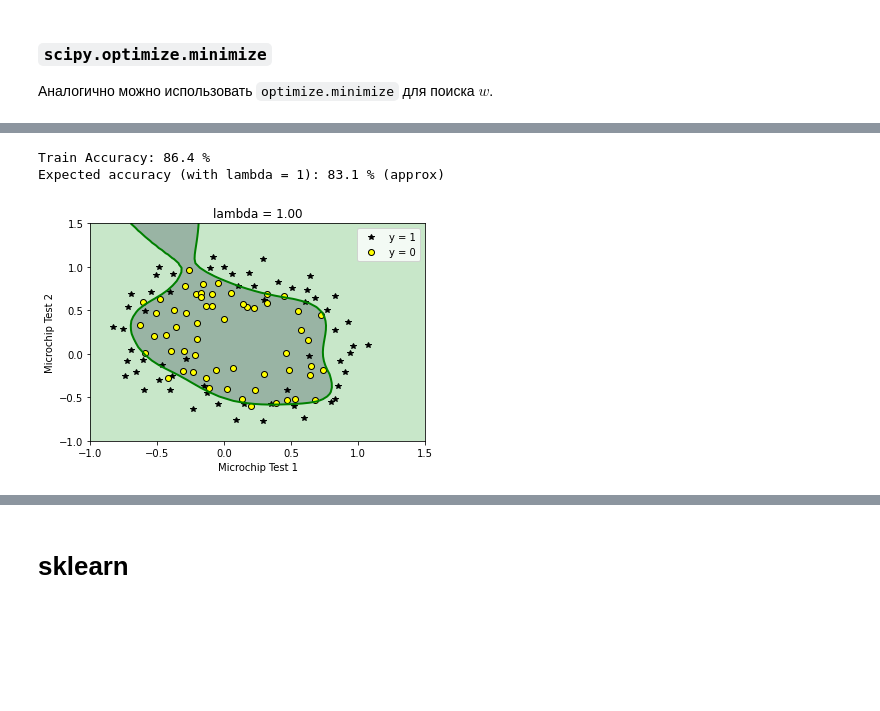
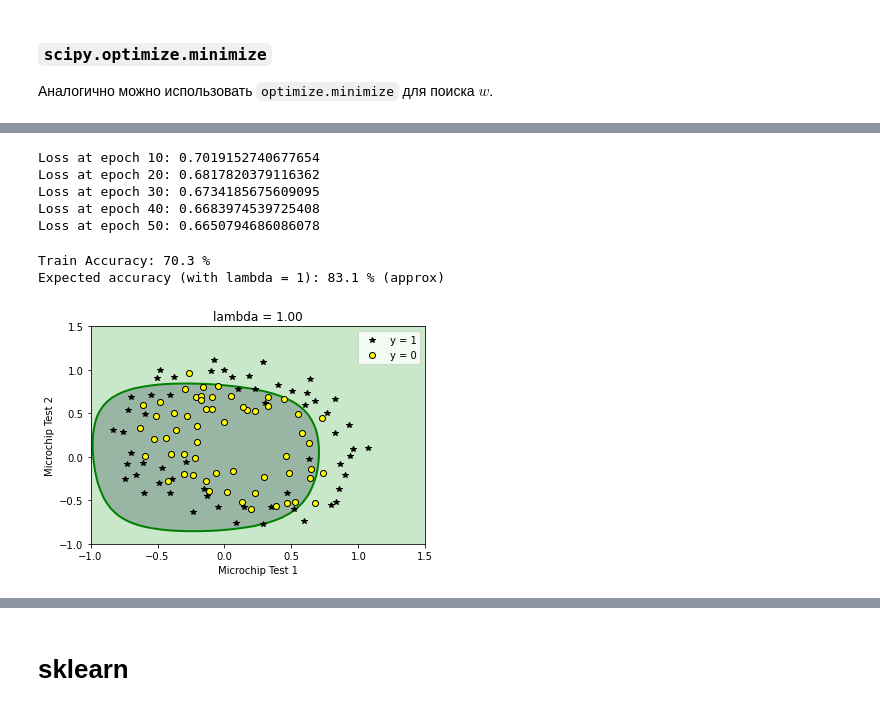
Before and after one commit to daniildiveev/ml-course-shad, a Jupyter notebook: 1st_homework/logreg&metrics.ipynb, the cells around one changed output, grey strips where cells are left out. Drawn from its saved outputs; the diff is of its cells as text; code cells hidden in the pictures; blank space fills up the shorter version.

```diff
--- a/1st_homework/logreg&metrics.ipynb
+++ b/1st_homework/logreg&metrics.ipynb
@@ -619,3 +619,25 @@ $\lambda$, you should find that the classifier gets almost every training exampl
 
 This is not a good decision boundary: for example, it predicts that a point at $x = (−0.25, 1.5)$ is accepted $(y = 1)$, which seems to be an incorrect decision given the training set.
 With a larger $\lambda$, you should see a plot that shows an simpler decision boundary which still separates the positives and negatives fairly well. However, if $\lambda$ is set to too high a value, you will not get a good fit and the decision boundary will not follow the data so well, thus underfitting the data.
+# %%
+def SGD(cost_function,
+        w:np.ndarray,
+        train_data:tuple,
+        maxiter:int=100,
+        batch_size:int=32,
+        lambda_:float=1.,
+        lr:float=0.1):
+    x, y = train_data
+    batched_data = [(x[i*batch_size:(i+1)*batch_size], y[i*batch_size: (i+1)*batch_size],) \
+                    for i in range(len(x) // batch_size)]
+
+    for epoch in range(maxiter):
+        for x_sample, y_sample in batched_data:
+            L, grads = cost_function(w, x_sample, y_sample, lambda_)
+
+            w = w - grads * lr
+
+        if not (epoch + 1) % 10:
+            print(f'Loss at epoch {epoch + 1}: {L}')
+
+    return L, w
@@ -622,40 +667,25 @@ With a larger $\lambda$, you should see a plot that shows an simpler decision bo
 # %%
-# Initialize fitting parameters
 initial_w = np.zeros(X.shape[1])
-
-# Set regularization parameter lambda to 1 (you should vary this)
-lambda_ = 1
-
-# set options for optimize.minimize
-options= {'maxiter': 100}
-
-res = optimize.minimize(costFunction,
-                        initial_w,
-                        (X, y),
-                        jac=True,
-                        method='TNC',
-                        options=options)
-
-# the fun property of OptimizeResult object returns
-# the value of costFunction at optimized theta
-cost = res.fun
-
-# the optimized theta is in the x property of the result
-w = res.x
+L, w = SGD(costFunctionReg, initial_w, (X, y), batch_size=50,lr=0.45, lambda_=1, maxiter=50)
 
 plotDecisionBoundary(plot_data, w, X, y)
 plt.xlabel('Microchip Test 1')
 plt.ylabel('Microchip Test 2')
 plt.legend(['y = 1', 'y = 0'])
 plt.grid(False)
 plt.title('lambda = %0.2f' % lambda_)
 
 # Compute accuracy on our training set
 p = predict(w, X)
 
 print('Train Accuracy: %.1f %%' % (np.mean(p == y) * 100))
 print('Expected accuracy (with lambda = 1): 83.1 % (approx)\n')
 # %% [output]
-Train Accuracy: 86.4 %
-Expected accuracy (with lambda = 1): 83.1 % (approx)
+Loss at epoch 10: 0.7019152740677654
+Loss at epoch 20: 0.6817820379116362
+Loss at epoch 30: 0.6734185675609095
+Loss at epoch 40: 0.6683974539725408
+Loss at epoch 50: 0.6650794686086078
+Train Accuracy: 70.3 %
+Expected accuracy (with lambda = 1): 83.1 % (approx)
-[figure, old version]
+[figure, new version]
```
Also changed, not shown: parts of 4 cells of this notebook.
